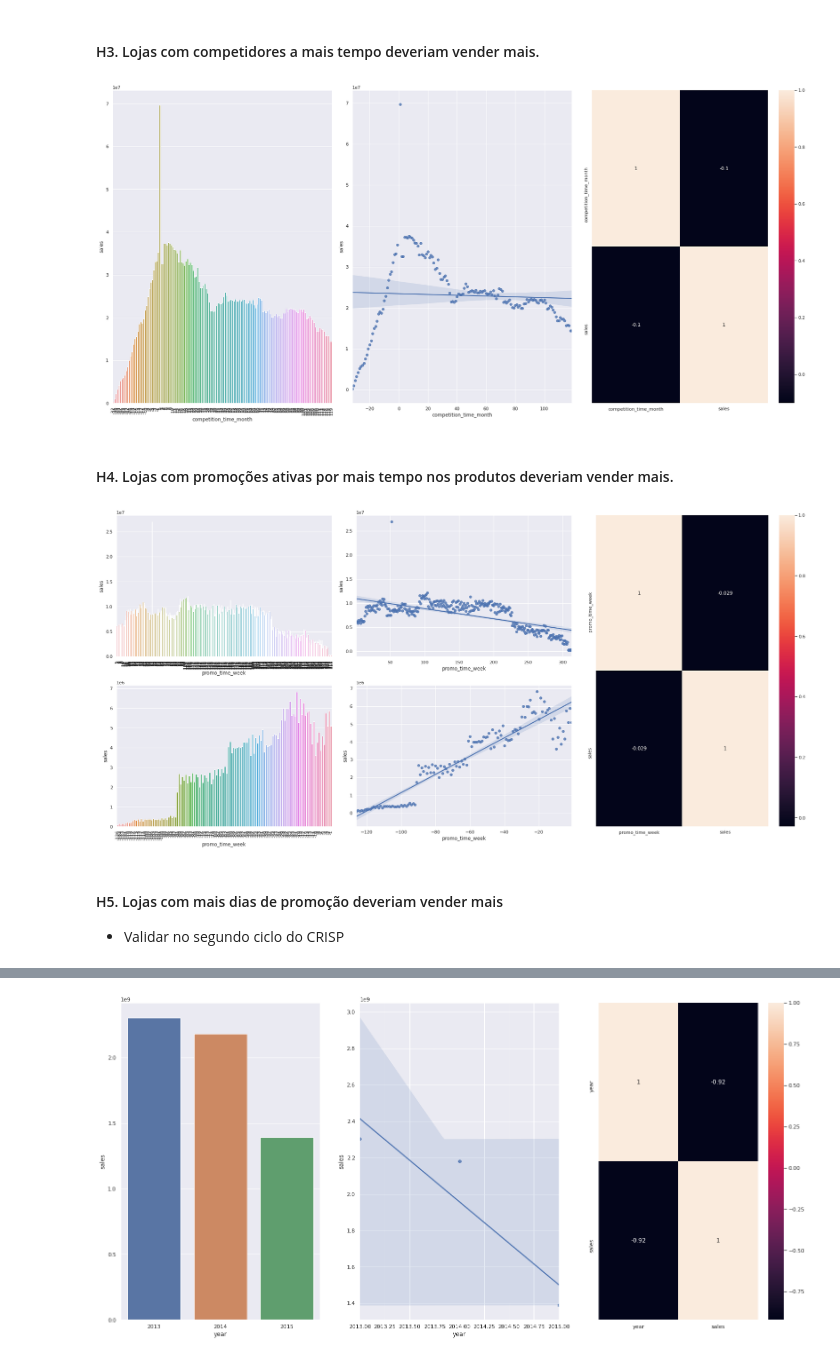
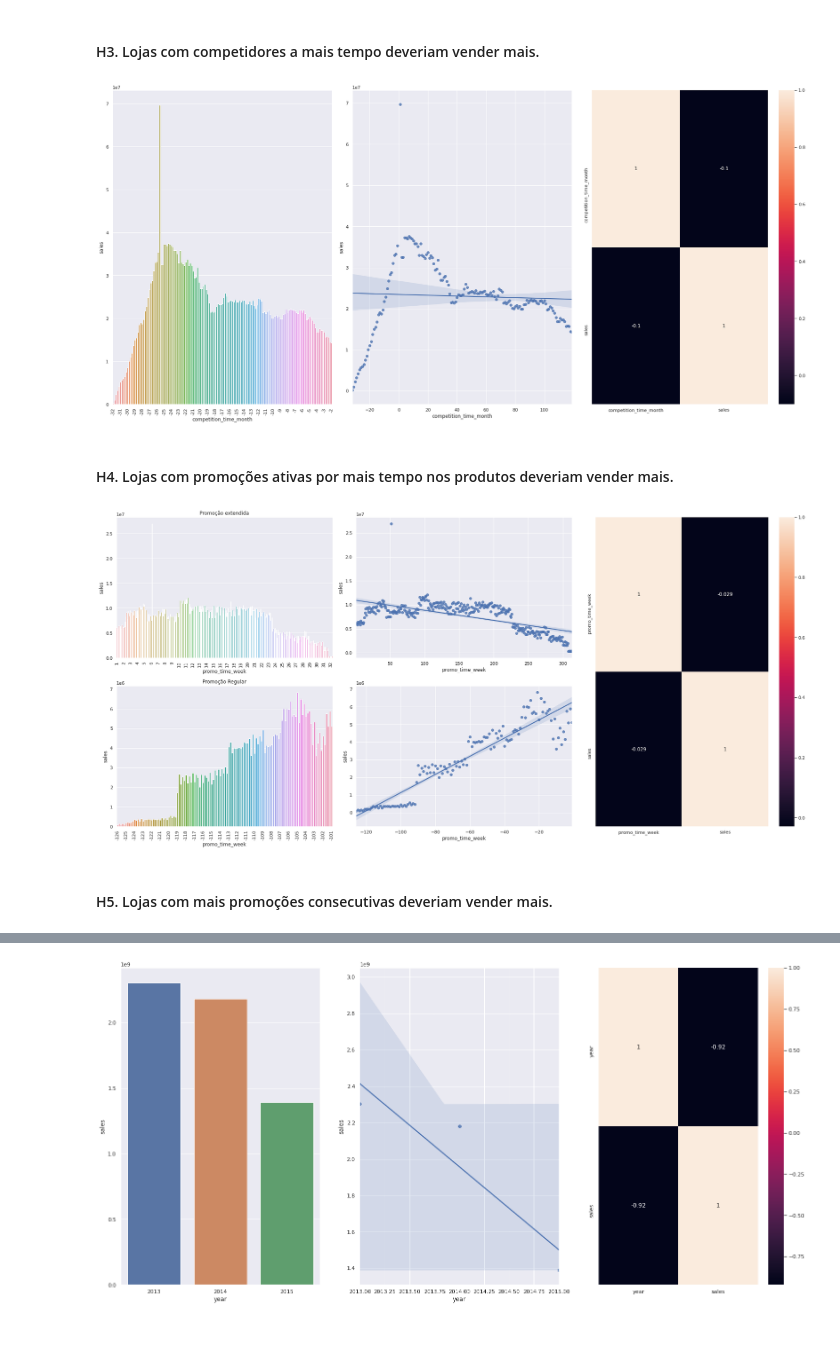
Before and after one commit to henriquelucasdf/Previsao_vendas_rossmann, a Jupyter notebook: previsao_rossmann.ipynb, the cells around one changed output, grey strips where cells are left out. Drawn from its saved outputs; the diff is of its cells as text; code cells hidden in the pictures.

```diff
--- a/previsao_rossmann.ipynb
+++ b/previsao_rossmann.ipynb
@@ -265,8 +157,8 @@ Populating the interactive namespace from numpy and matplotlib
 # %%
-df_sales_raw = pd.read_csv('/content/drive/My Drive/data_science/repos/Predict-Time-Series-Test/Dados/train.csv',low_memory = False)
-df_store_raw = pd.read_csv('/content/drive/My Drive/data_science/repos/Predict-Time-Series-Test/Dados/store.csv',low_memory = False)
+df_sales_raw = pd.read_csv('/content/drive/My Drive/data_science/repos/Previsao_vendas_rossmann/train.csv',low_memory = False)
+df_store_raw = pd.read_csv('/content/drive/My Drive/data_science/repos/Previsao_vendas_rossmann/store.csv',low_memory = False)
 
-#Fazendo o Merge
+#Fazendo o Merge entre as duas tabelas
 df_raw = pd.merge(df_sales_raw, df_store_raw, how ='left', on = 'Store')
 # %%
 #Pegando uma linha aleatória p/ verificar o merge:
@@ -740,12 +586,15 @@ plt.tight_layout()
 # %%
 #@title **Falsa!** Lojas com competidores a mais tempo vendem menos!
 
-aux1 = df4[['competition_time_month', 'sales']].groupby('competition_time_month').sum().reset_index()
-aux2 = aux1[(aux1['competition_time_month'] <120) & (aux1['competition_time_month'] !=0 )]
+aux1 = df4[['competition_time_month', 'sales']].groupby(
+    'competition_time_month').sum().reset_index()
+aux2 = aux1[(aux1['competition_time_month'] <120) & (
+    aux1['competition_time_month'] !=0 )]
+
 
 plt.subplot(1,3,1)
-sns.barplot(x= 'competition_time_month',y='sales',data = aux2);
-plt.xticks(rotation=90);
+sns.barplot(x= 'competition_time_month',y='sales',data = aux2 );
+plt.xticks(np.arange(0,155,5),rotation=90);
 
 plt.subplot(1,3,2)
 sns.regplot(x= 'competition_time_month',y='sales',data = aux2);
@@ -754,38 +603,40 @@ plt.subplot(1,3,3)
 sns.heatmap(aux1.corr(method='pearson'),annot=True)
 plt.tight_layout()
 # %% [output]
-[figure, old version]
+[figure, new version]
 # %% [markdown]
 #### H4. Lojas com promoções ativas por mais tempo nos produtos deveriam vender mais.
 # %%
 #@title **Falsa!** As vendas decaem após certo período de promoção.
 
-aux1=df4[['promo_time_week', 'sales']].groupby('promo_time_week').sum().reset_index()
+aux1=df4[['promo_time_week', 'sales']].groupby(
+    'promo_time_week').sum().reset_index()
 
 grid = GridSpec(2,3)
 
 plt.subplot(grid[0,0])
 aux2 = aux1[aux1['promo_time_week']>0] #promoção extendida
 sns.barplot(x='promo_time_week', y='sales',data=aux2);
-plt.xticks(rotation=90)
+plt.xticks(np.arange(0,320,10),rotation=90)
+plt.title("Promoção extendida")
 
 plt.subplot(grid[0,1])
 sns.regplot(x='promo_time_week', y='sales',data=aux2);
 
 plt.subplot(grid[1,0])
 aux3 = aux1[aux1['promo_time_week']<0] #promoção regular
 sns.barplot(x='promo_time_week', y='sales',data=aux3);
-plt.xticks(rotation=90)
+plt.xticks(np.arange(0,130,5),rotation=90)
+plt.title("Promoção Regular")
 
 plt.subplot(grid[1,1])
 sns.regplot(x='promo_time_week', y='sales',data=aux3);
 
 plt.subplot(grid[:,2])
 sns.heatmap(aux1.corr(method='pearson'),annot=True);
 
 plt.tight_layout()
 # %% [output]
-[figure, old version]
+[figure, new version]
 # %% [markdown]
-#### H5. Lojas com mais dias de promoção deveriam vender mais
-- Validar no segundo ciclo do CRISP
+#### H5. Lojas com mais promoções consecutivas deveriam vender mais.
```
Also changed, not shown: parts of 186 cells of this notebook.
